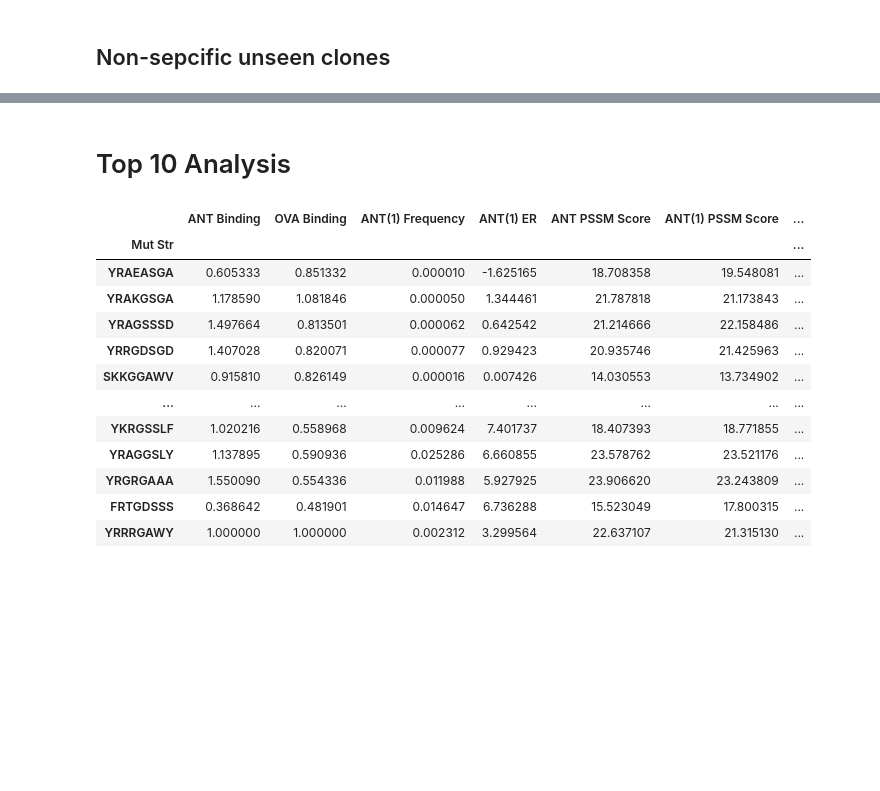
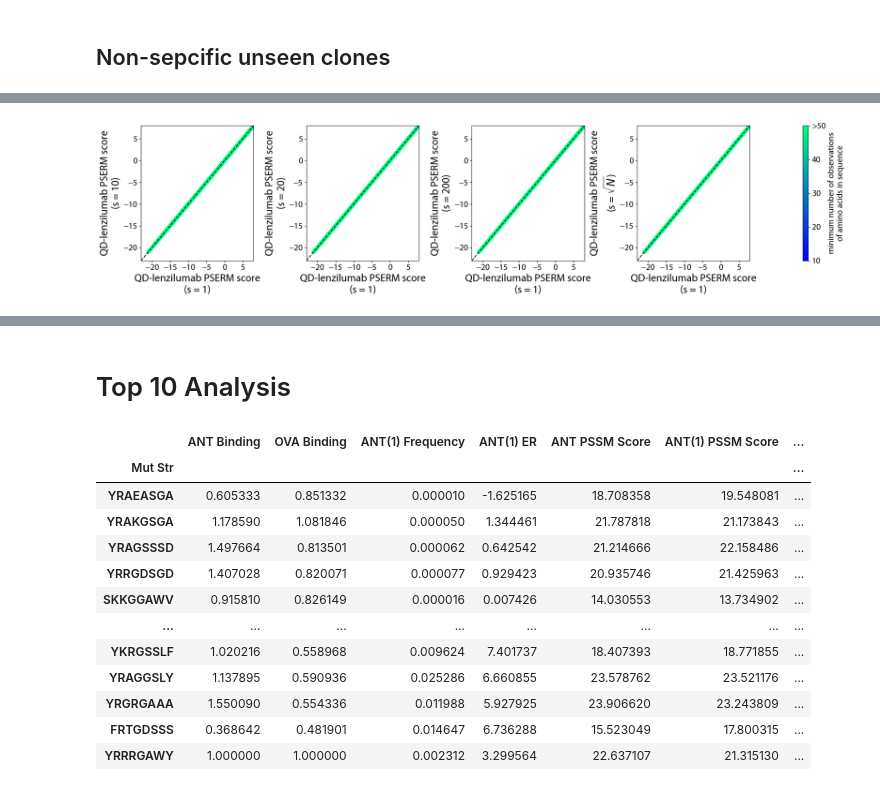
Before and after one commit to Tessier-Lab-UMich/PSERM_paper, a Jupyter notebook: 4_and_5_Binding_Correlations_Figure_Cooptimal/binding_correlations.ipynb, the cells around one changed output, grey strips where cells are left out. Drawn from its saved outputs; the diff is of its cells as text; code cells hidden in the pictures; blank space fills up the shorter version.

```diff
--- a/4_and_5_Binding_Correlations_Figure_Cooptimal/binding_correlations.ipynb
+++ b/4_and_5_Binding_Correlations_Figure_Cooptimal/binding_correlations.ipynb
@@ -741,0 +935,6 @@ plt.show()
+# %%
+for s in [10, 20, 200, 'proportional']:
+    for sample in ['Input', 'QDN']:
+        p2_data.generate_PSSM(sample, pseudocount = s, name = f'{sample}_{s}')
+        if sample != 'Input':
+            p2_data.generate_PSERM(In_sample = f'Input_{s}', Out_sample = f'{sample}_{s}')
@@ -741,0 +958,76 @@ plt.show()
+# %%
+p2_obs = []
+for seq in tqdm.tqdm(p2_scores_df.index):
+    values_list = []
+    for position, amino_acid in enumerate(seq):
+        value = p2_data.Counts['QDN'].loc[amino_acid, position]
+        valuein = p2_data.Counts['Input'].loc[amino_acid, position]
+        values_list.append(value)
+        values_list.append(valuein)
+    v = np.min(values_list)
+    if v > 50:
+        p2_obs.append(50)
+    else:
+        p2_obs.append(v)
+# %%
+fig, axs = plt.subplots(1, 5, figsize = (8.2*2.4, 2.4*2), gridspec_kw={'width_ratios': [1, 1, 1, 1, 0.05]})
+
+#s = 1, s = 10
+axs[0].scatter(
+    x = p2_scores_df['QDN PSERM Score'],
+    y = p2_scores_df['QDN_10 PSERM Score'],
+    c = p2_obs, rasterized = True, vmin = 0, vmax = 50, cmap = 'winter')
+
+axs[0].set_xlabel('QD-lenzilumab PSERM score\n(s = 1)', fontproperties = prop)
+axs[0].set_ylabel('QD-lenzilumab PSERM score\n(s = 10)', fontproperties = prop)
+
+#s = 1, s = 20
+axs[1].scatter(
+    x = p2_scores_df['QDN PSERM Score'],
+    y = p2_scores_df['QDN_20 PSERM Score'],
+    c = p2_obs, rasterized = True, vmin = 0, vmax = 50, cmap = 'winter')
+
+axs[1].set_xlabel('QD-lenzilumab PSERM score\n(s = 1)', fontproperties = prop)
+axs[1].set_ylabel('QD-lenzilumab PSERM score\n(s = 20)', fontproperties = prop)
+
+#s = 1, s = 200
+axs[2].scatter(
+    x = p2_scores_df['QDN PSERM Score'],
+    y = p2_scores_df['QDN_200 PSERM Score'],
+    c = p2_obs, rasterized = True, vmin = 0, vmax = 50, cmap = 'winter')
+
+axs[2].set_xlabel('QD-lenzilumab PSERM score\n(s = 1)', fontproperties = prop)
+axs[2].set_ylabel('QD-lenzilumab PSERM score\n(s = 200)', fontproperties = prop)
+
+#s = 1, s = prop
+axs[3].scatter(
+    x = p2_scores_df['QDN PSERM Score'],
+    y = p2_scores_df['QDN_proportional PSERM Score'],
+    c = p2_obs, rasterized = True, vmin = 0, vmax = 50, cmap = 'winter')
+
+axs[3].set_xlabel('QD-lenzilumab PSERM score\n(s = 1)', fontproperties = prop)
+axs[3].set_ylabel('QD-lenzilumab PSERM score\n(s = ' + r'$\sqrt{N}$)', fontproperties = prop)
+
+sm = ScalarMappable(cmap='winter')
+sm.set_array([10, 20, 30, 40, 50])
+
+cax = axs[-1]
+cbar = plt.colorbar(sm, cax=cax, orientation='vertical')
+cax.set_ylabel('minimum number of observations\nof amino acids in sequence', fontproperties = tickprop)
+cax.set_yticks([10, 20, 30, 40, 50], [10, 20, 30, 40 ,'>50'], fontproperties = tickprop)
+
+for ax in axs.ravel()[:-1]:
+    for tick in ax.get_xticklabels():
+        tick.set_fontproperties(tickprop)
+    for tick in ax.get_yticklabels():
+        tick.set_fontproperties(tickprop)
+
+    ax.plot([-23, 8], [-23, 8], '--', color = 'k')
+    ax.set_xlim(-23, 8)
+    ax.set_ylim(-23, 8)
+
+plt.tight_layout()
+plt.savefig('Fig. S5 B P2 QD scores with different pseudocounts.pdf')
+plt.show()
+# %% [output]
+[figure, added]
```
Also changed, not shown: parts of 23 cells of this notebook, 6 other files.
